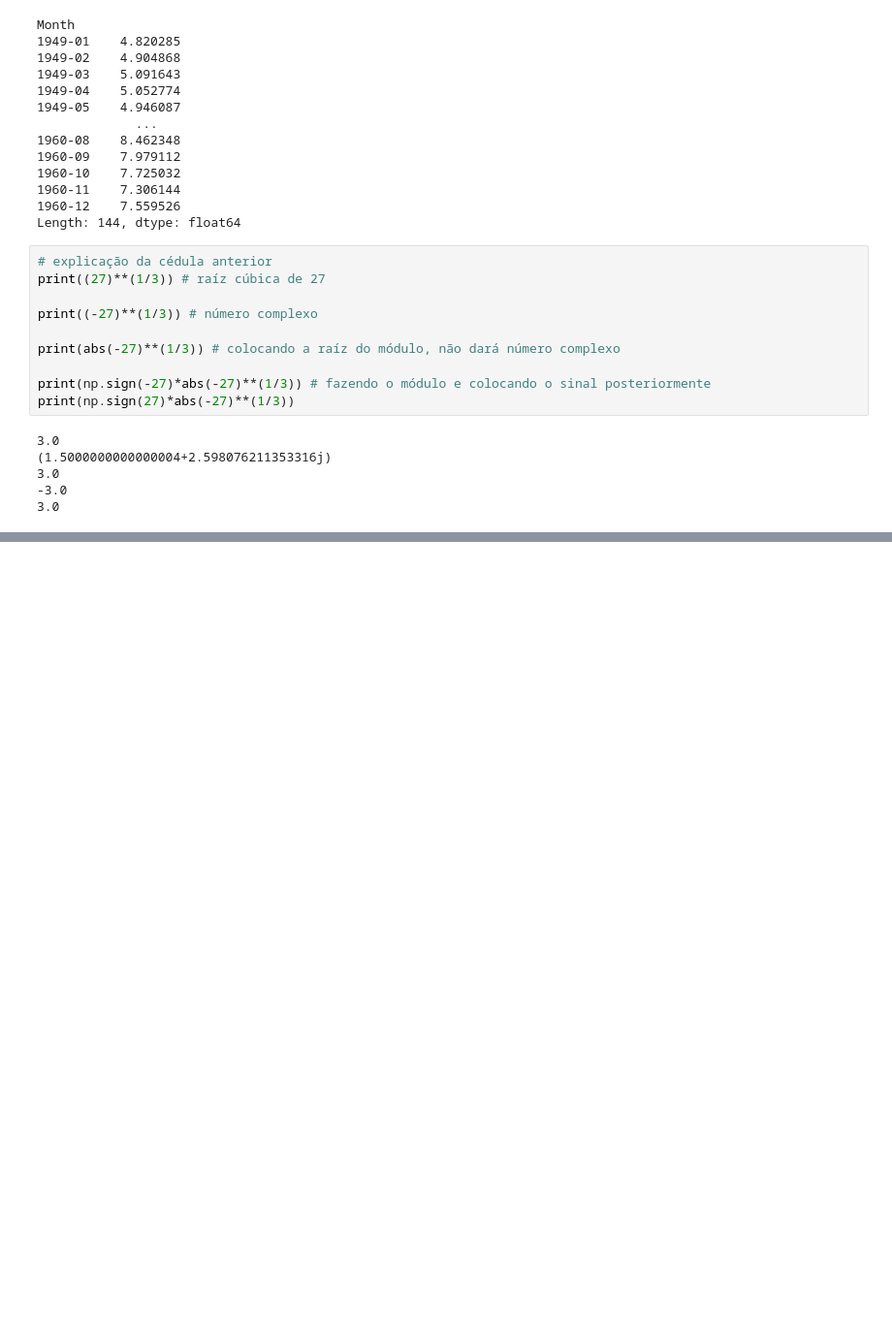
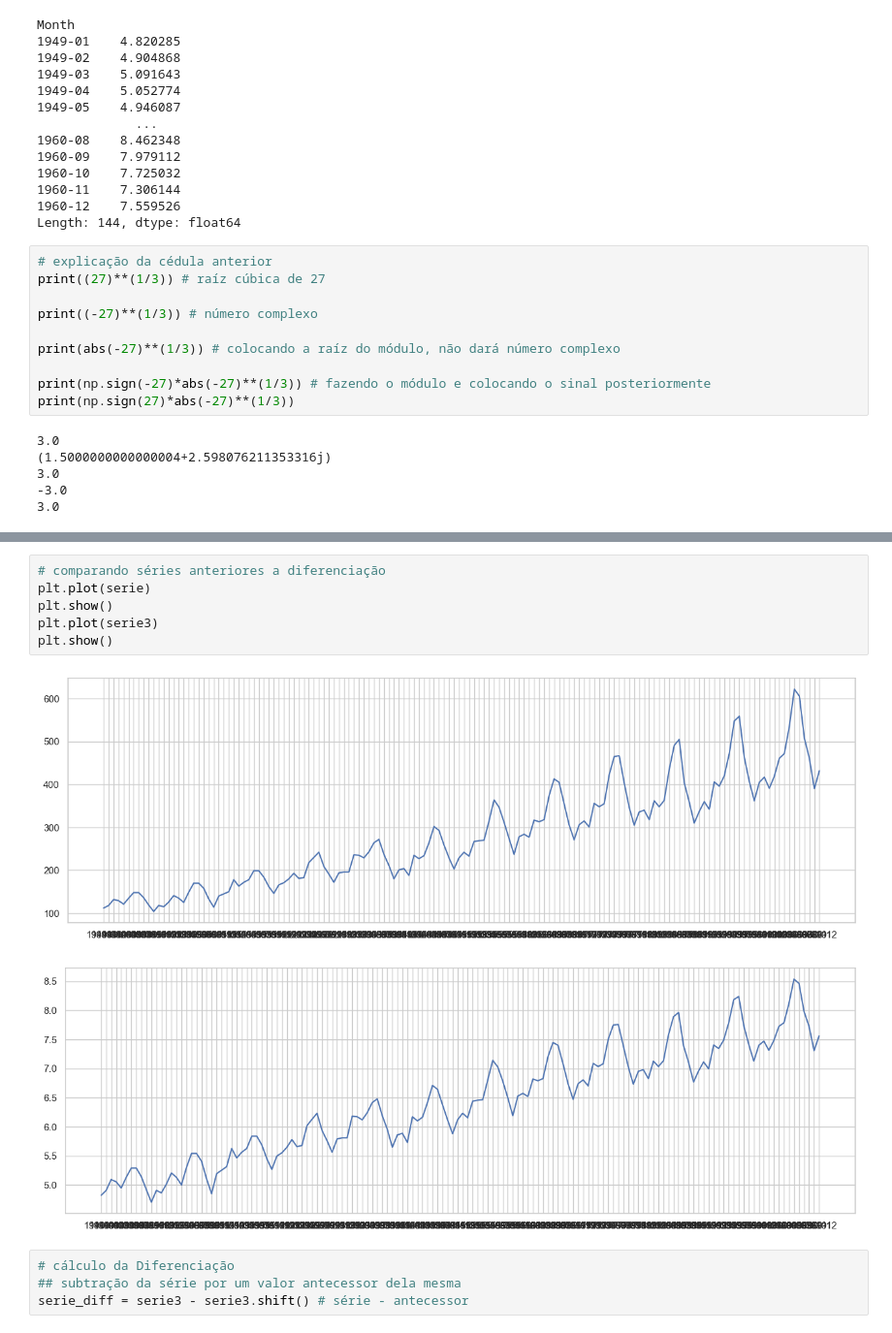
Before and after one commit to luizakuze/Cursos, a Jupyter notebook: cursos/series-temporais/fundamentos/transformacao_diferenciacao.ipynb, the cells around one changed output, grey strips where cells are left out. Shown at 97% size. Drawn from its saved outputs; the diff is of its cells as text; blank space fills up the shorter version.

```diff
--- a/cursos/series-temporais/fundamentos/transformacao_diferenciacao.ipynb
+++ b/cursos/series-temporais/fundamentos/transformacao_diferenciacao.ipynb
@@ -177,0 +240,13 @@ sns.displot(serie3);
+# %%
+# comparando séries anteriores a diferenciação
+plt.plot(serie)
+plt.show()
+plt.plot(serie3)
+plt.show()
+# %% [output]
+[figure, added]
+[figure, added]
+# %%
+# cálculo da Diferenciação
+## subtração da série por um valor antecessor dela mesma
+serie_diff = serie3 - serie3.shift() # série - antecessor
```
Also changed, not shown: parts of 23 cells of this notebook.
